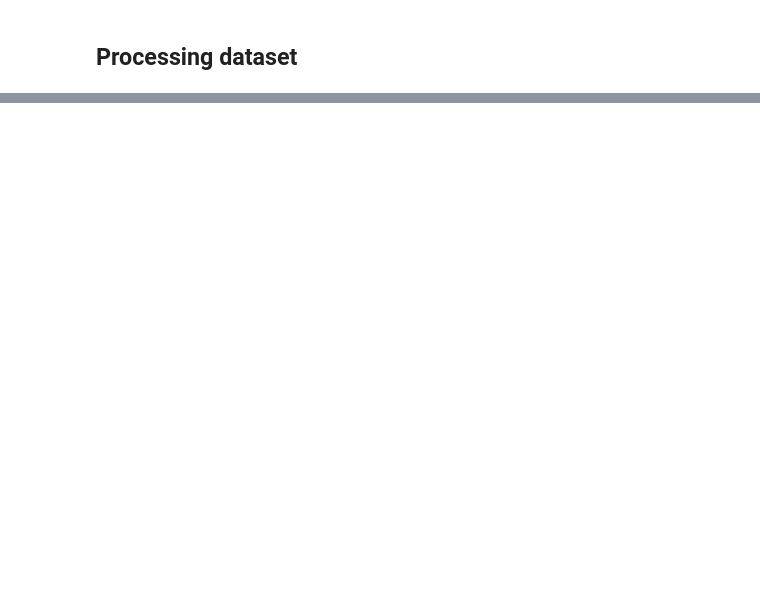
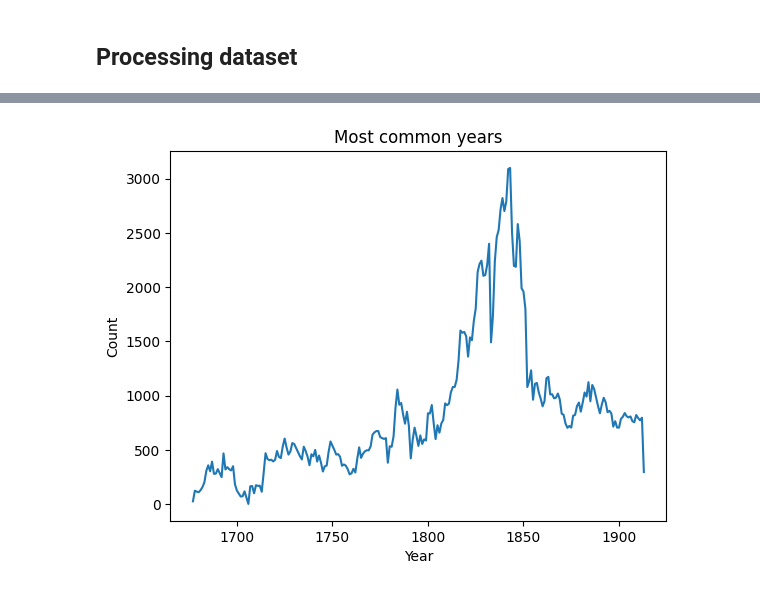
Before and after one commit to isabelabuzzo/Old-Bailey-Trails-Analysis, a Jupyter notebook: 1_Intro.ipynb, the cells around one changed output, grey strips where cells are left out. Cells and saved outputs as stored; diff of their text form; code cells hidden in the pictures; blank space fills up the shorter version.

```diff
--- a/1_Intro.ipynb
+++ b/1_Intro.ipynb
@@ -225,0 +295,9 @@ KeyError: 0
+# %%
+value_counts_year = df_wnan['trial_year'].value_counts().sort_index()
+plt.plot(value_counts_year.index, value_counts_year.values)
+plt.xlabel('Year')
+plt.ylabel('Count')
+plt.title('Most common years')
+plt.show()
+# %% [output]
+[figure, added]
```
Also changed, not shown: parts of 22 cells of this notebook.
